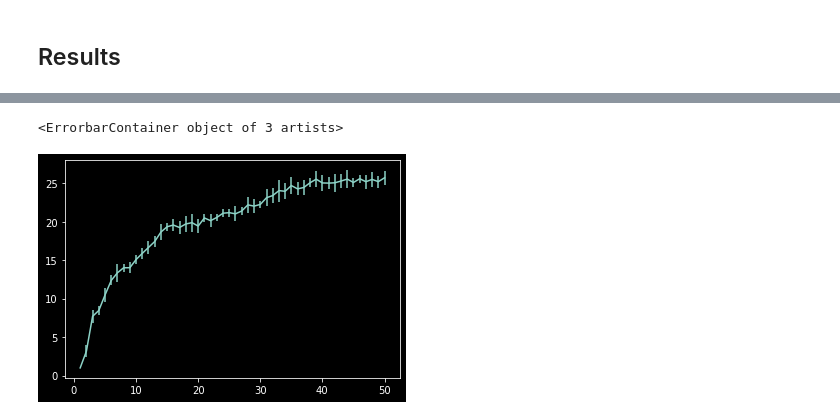
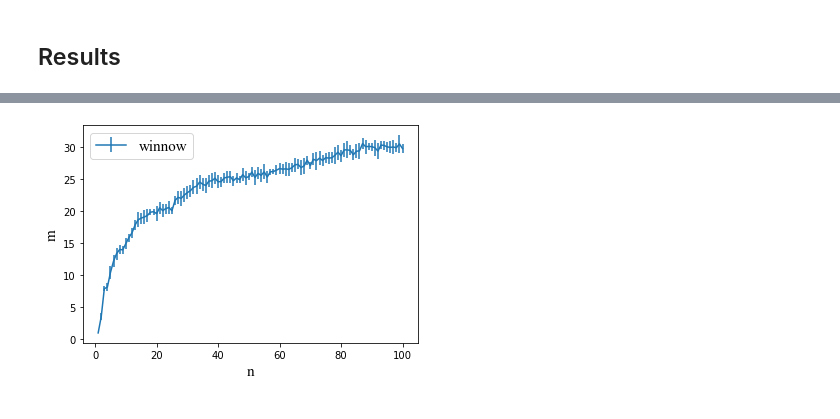
Before and after one commit to Hy23333/Islington-0078-Ass2, a Jupyter notebook: COMP0078 Asst2 Q2-Copy1.ipynb, the cells around one changed output, grey strips where cells are left out. Drawn from its saved outputs; the diff is of its cells as text; code cells hidden in the pictures.

```diff
--- a/COMP0078 Asst2 Q2-Copy1.ipynb
+++ b/COMP0078 Asst2 Q2-Copy1.ipynb
@@ -402,9 +383,13 @@ Process:100.00%, Epoch = 10, N = 50, M_mean = 26.5. ♥
 End of method: WINNOW
-# %%
-plt.errorbar(np.arange(1, 51), M_mean_winnow, M_std_winnow)
-# %% [output]
-<ErrorbarContainer object of 3 artists>
-[figure, removed]
+# %%
+plt.errorbar(np.arange(1, 101), M_mean_winnow, M_std_winnow, label = "winnow")
+plt.legend(prop = font1)
+plt.xlabel('n',font2)
+plt.ylabel('m',font2)
+plt.savefig('winnow_100_300.png')
+plt.show()
+# %% [output]
+[figure, added]
 # %%
 M_mean_lsq, M_std_lsq = complexity(50, 500, "least_squares")
 # %%
```
Also changed, not shown: parts of 6 cells of this notebook.
